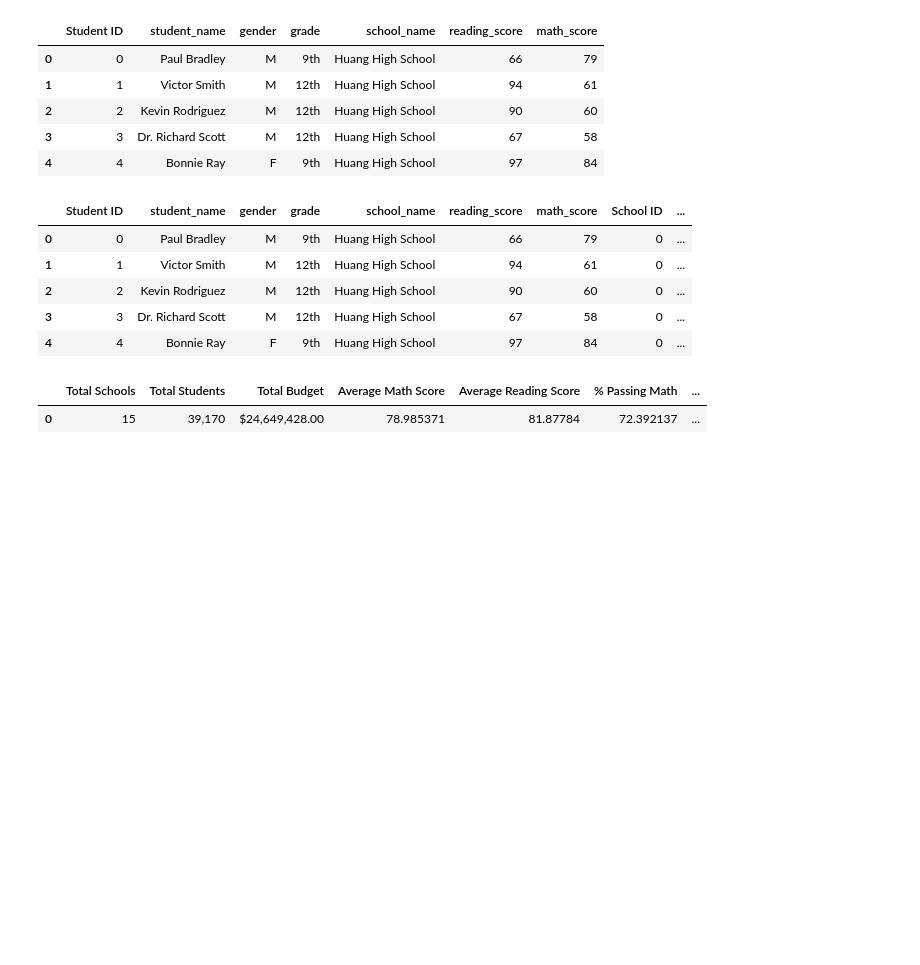
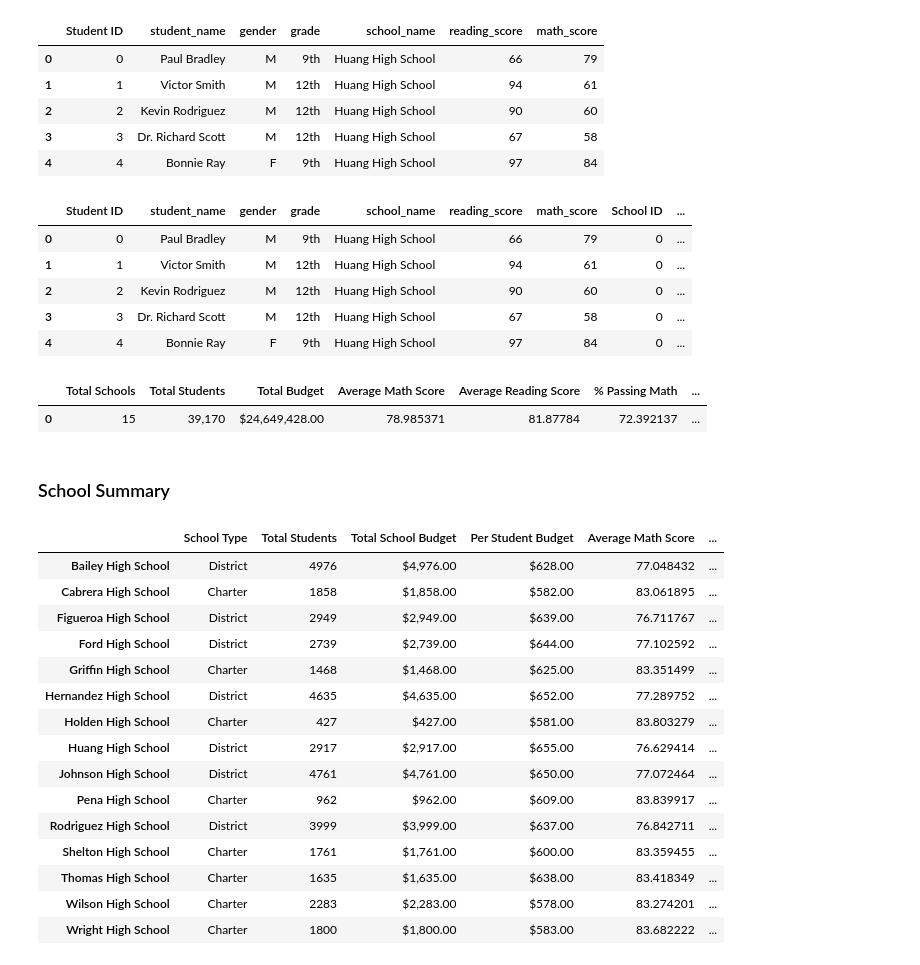
Before and after one commit to bharnats/Pandas-PySchools, a Jupyter notebook: Data_Cleaning.ipynb, the cells around one changed output. Cells and saved outputs as stored; diff of their text form; code cells hidden in the pictures; blank space fills up the shorter version.

Commit message:
data Analysis

```diff
--- a/Data_Cleaning.ipynb
+++ b/Data_Cleaning.ipynb
@@ -87,3 +87,66 @@ district_summary
 # %% [output]
 |  | Total Schools | Total Students | Total Budget | Average Math Score | Average Reading Score | % Passing Math | ... |
 | 0 | 15 | 39,170 | $24,649,428.00 | 78.985371 | 81.87784 | 72.392137 | ... |
+# %% [markdown]
+### School Summary
+# %%
+# Determine the School Type
+school_types = school_data.set_index(["school_name"])["type"]
+
+# Calculate the total student count
+per_school_counts = school_data_complete["school_name"].value_counts()
+
+# Calculate the total school budget and per capita spending
+per_school_budget = school_data_complete.groupby(["school_name"]).mean()["budget"]
+per_school_capita = per_school_budget / per_school_counts
+
+# Calculate the average test scores
+per_school_math = school_data_complete.groupby(["school_name"]).mean()["math_score"]
+per_school_reading = school_data_complete.groupby(["school_name"]).mean()["reading_score"]
+
+# Calculate the passing scores by creating a filtered data frame
+school_passing_math = school_data_complete[(school_data_complete["math_score"] > 70)]
+school_passing_reading = school_data_complete[(school_data_complete["reading_score"] > 70)]
+
+per_school_passing_math = school_passing_math.groupby(["school_name"]).count()["student_name"] / per_school_counts * 100
+per_school_passing_reading = school_passing_reading.groupby(["school_name"]).count()["student_name"] / per_school_counts * 100
+overall_passing_rate = (per_school_passing_math + per_school_passing_reading) / 2
+
+# Convert to data frame
+per_school_summary = pd.DataFrame({"School Type": school_types,
+                                   "Total Students": per_school_counts,
+                                   "Total School Budget": per_school_budget,
+                                   "Per Student Budget": per_school_capita,
+                                   "Average Math Score": per_school_math,
+                                   "Average Reading Score": per_school_reading,
+                                   "% Passing Math": per_school_passing_math,
+                                   "% Passing Reading": per_school_passing_reading,
+                                   "% Overall Passing Rate": overall_passing_rate})
+
+# Minor data munging
+per_school_summary = per_school_summary[["School Type", "Total Students", "Total School Budget", "Per Student Budget",
+                                         "Average Math Score", "Average Reading Score",
+                                         "% Passing Math", "% Passing Reading",
+                                         "% Overall Passing Rate"]]
+per_school_summary["Total School Budget"] = per_school_summary["Total Students"].map("${:,.2f}".format)
+per_school_summary["Per Student Budget"] = per_school_summary["Per Student Budget"].map("${:,.2f}".format)
+
+# Display the data frame
+per_school_summary
+# %% [output]
+|  | School Type | Total Students | Total School Budget | Per Student Budget | Average Math Score | ... |
+| Bailey High School | District | 4976 | $4,976.00 | $628.00 | 77.048432 | ... |
+| Cabrera High School | Charter | 1858 | $1,858.00 | $582.00 | 83.061895 | ... |
+| Figueroa High School | District | 2949 | $2,949.00 | $639.00 | 76.711767 | ... |
+| Ford High School | District | 2739 | $2,739.00 | $644.00 | 77.102592 | ... |
+| Griffin High School | Charter | 1468 | $1,468.00 | $625.00 | 83.351499 | ... |
+| Hernandez High School | District | 4635 | $4,635.00 | $652.00 | 77.289752 | ... |
+| Holden High School | Charter | 427 | $427.00 | $581.00 | 83.803279 | ... |
+| Huang High School | District | 2917 | $2,917.00 | $655.00 | 76.629414 | ... |
+| Johnson High School | District | 4761 | $4,761.00 | $650.00 | 77.072464 | ... |
+| Pena High School | Charter | 962 | $962.00 | $609.00 | 83.839917 | ... |
+| Rodriguez High School | District | 3999 | $3,999.00 | $637.00 | 76.842711 | ... |
+| Shelton High School | Charter | 1761 | $1,761.00 | $600.00 | 83.359455 | ... |
+| Thomas High School | Charter | 1635 | $1,635.00 | $638.00 | 83.418349 | ... |
+| Wilson High School | Charter | 2283 | $2,283.00 | $578.00 | 83.274201 | ... |
+| Wright High School | Charter | 1800 | $1,800.00 | $583.00 | 83.682222 | ... |
```
Also changed, not shown: parts of 7 cells of this notebook.
